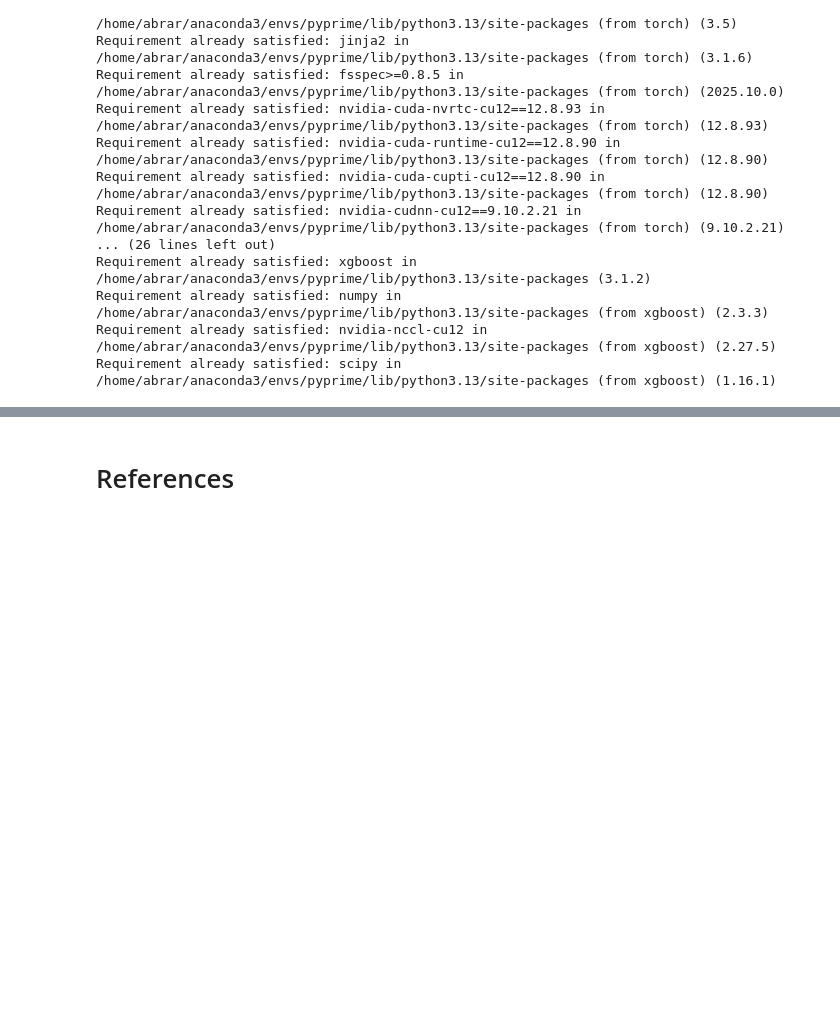
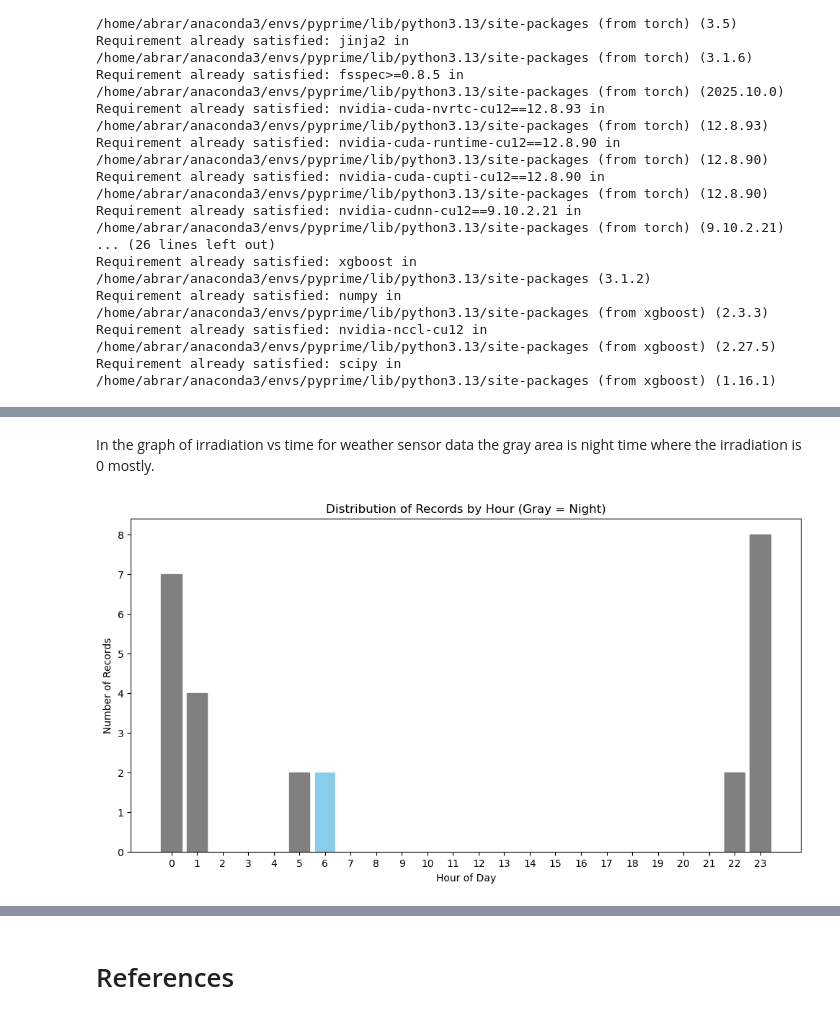
Before and after one commit to Abrar051/Machine_Learning_Algorithm_Solar_Power_Prediction, a Jupyter notebook: Machine_Learning_Algorithm_Final_Coursework.ipynb, the cells around one changed output, grey strips where cells are left out. Cells and saved outputs as stored; diff of their text form; code cells hidden in the pictures; blank space fills up the shorter version.

```diff
--- a/Machine_Learning_Algorithm_Final_Coursework.ipynb
+++ b/Machine_Learning_Algorithm_Final_Coursework.ipynb
@@ -163,0 +398,32 @@ def split_and_scale_by_date(
+# %% [markdown]
+In the graph of irradiation vs time for weather sensor data the gray area is night time where the irradiation is 0 mostly.
+# %%
+# Now we will plot a bar chart from the missing value to show the distribution of timestamp in either day or night
+
+import matplotlib.pyplot as plt
+
+# Extract hour from DATE_TIME
+missing_data['hour'] = missing_data['DATE_TIME'].dt.hour
+
+# Count records per hour
+hour_counts = missing_data['hour'].value_counts().sort_index()
+
+# Define night hours (6 PM to 6 AM)
+night_hours = list(range(18, 24)) + list(range(0, 6))
+
+# Plot
+plt.figure(figsize=(12,6))
+bars = plt.bar(hour_counts.index, hour_counts.values, color='skyblue')
+
+# Highlight night hours
+for bar, hour in zip(bars, hour_counts.index):
+    if hour in night_hours:
+        bar.set_color('gray')
+
+plt.xlabel("Hour of Day")
+plt.ylabel("Number of Records")
+plt.title("Distribution of Records by Hour (Gray = Night)")
+plt.xticks(range(0,24))
+plt.show()
+# %% [output]
+[figure, added]
```
Also changed, not shown: parts of 31 cells of this notebook.
